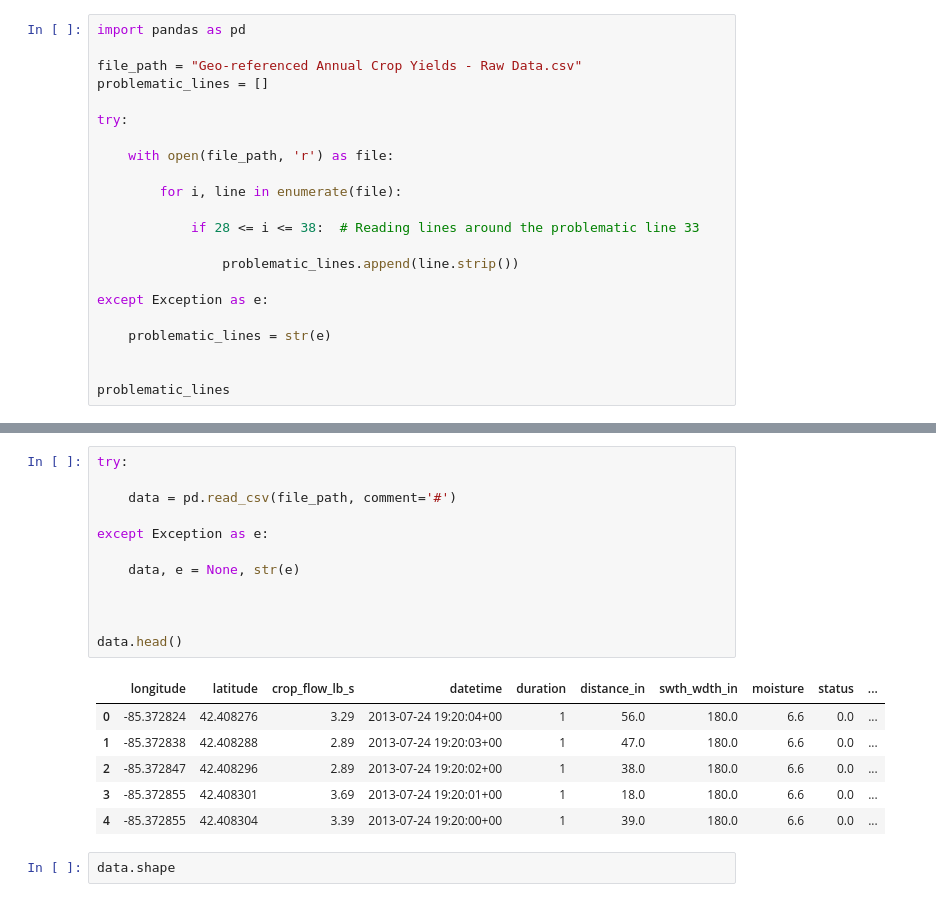
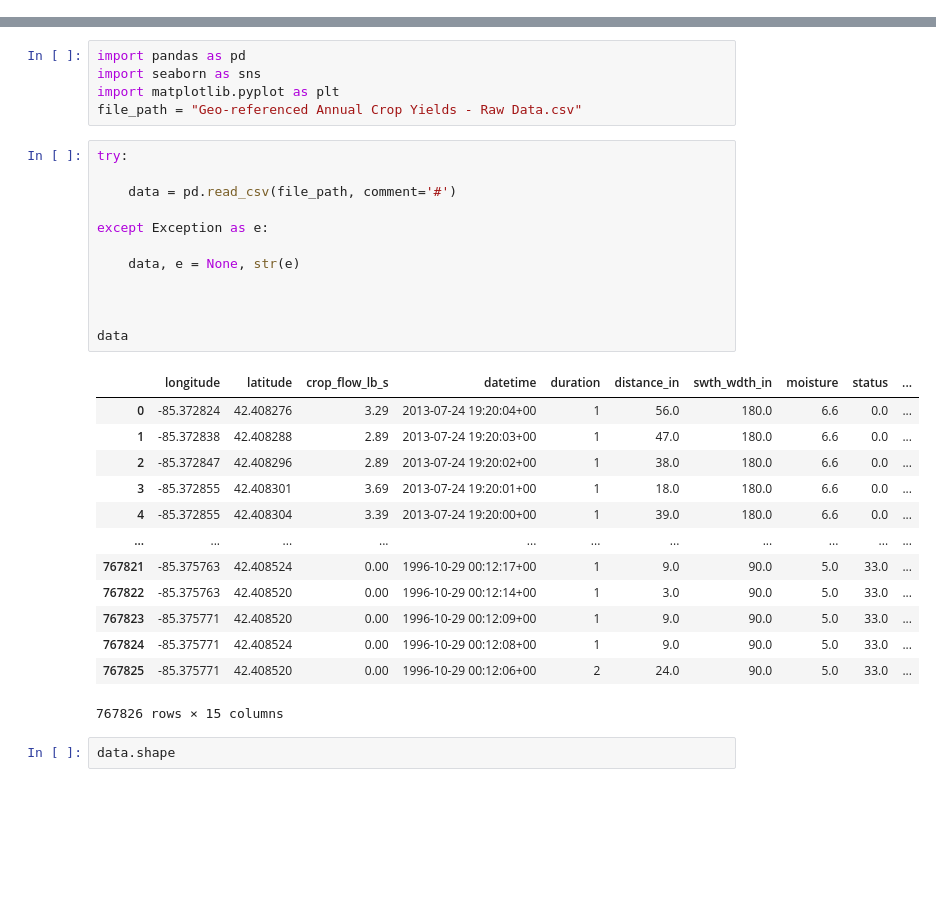
Before and after one commit to Marietagu/Airbnb_pricing_prediction, a Jupyter notebook: data_wrangling.ipynb, the cells around one changed output, grey strips where cells are left out. Saved outputs shown, nothing was run; the diff lists cells and outputs as text; blank space fills up the shorter version.

```diff
--- a/data_wrangling.ipynb
+++ b/data_wrangling.ipynb
@@ -1,22 +0,0 @@
-# %%
-import pandas as pd
-
-file_path = "Geo-referenced Annual Crop Yields - Raw Data.csv"
-problematic_lines = []
-
-try:
-
-    with open(file_path, 'r') as file:
-
-        for i, line in enumerate(file):
-
-            if 28 <= i <= 38:  # Reading lines around the problematic line 33
-
-                problematic_lines.append(line.strip())
-
-except Exception as e:
-
-    problematic_lines = str(e)
-
-
-problematic_lines
@@ -35,22 +1,34 @@ problematic_lines
+# %%
+import pandas as pd
+import seaborn as sns
+import matplotlib.pyplot as plt
+file_path = "Geo-referenced Annual Crop Yields - Raw Data.csv"
 # %%
 try:
 
     data = pd.read_csv(file_path, comment='#')
 
 except Exception as e:
 
     data, e = None, str(e)
 
 
 
-data.head()
+data
 # %% [output]
 |  | longitude | latitude | crop_flow_lb_s | datetime | duration | distance_in | swth_wdth_in | moisture | status | ... |
 | 0 | -85.372824 | 42.408276 | 3.29 | 2013-07-24 19:20:04+00 | 1 | 56.0 | 180.0 | 6.6 | 0.0 | ... |
 | 1 | -85.372838 | 42.408288 | 2.89 | 2013-07-24 19:20:03+00 | 1 | 47.0 | 180.0 | 6.6 | 0.0 | ... |
 | 2 | -85.372847 | 42.408296 | 2.89 | 2013-07-24 19:20:02+00 | 1 | 38.0 | 180.0 | 6.6 | 0.0 | ... |
 | 3 | -85.372855 | 42.408301 | 3.69 | 2013-07-24 19:20:01+00 | 1 | 18.0 | 180.0 | 6.6 | 0.0 | ... |
 | 4 | -85.372855 | 42.408304 | 3.39 | 2013-07-24 19:20:00+00 | 1 | 39.0 | 180.0 | 6.6 | 0.0 | ... |
+| ... | ... | ... | ... | ... | ... | ... | ... | ... | ... | ... |
+| 767821 | -85.375763 | 42.408524 | 0.00 | 1996-10-29 00:12:17+00 | 1 | 9.0 | 90.0 | 5.0 | 33.0 | ... |
+| 767822 | -85.375763 | 42.408520 | 0.00 | 1996-10-29 00:12:14+00 | 1 | 3.0 | 90.0 | 5.0 | 33.0 | ... |
+| 767823 | -85.375771 | 42.408520 | 0.00 | 1996-10-29 00:12:09+00 | 1 | 9.0 | 90.0 | 5.0 | 33.0 | ... |
+| 767824 | -85.375771 | 42.408524 | 0.00 | 1996-10-29 00:12:08+00 | 1 | 9.0 | 90.0 | 5.0 | 33.0 | ... |
+| 767825 | -85.375771 | 42.408520 | 0.00 | 1996-10-29 00:12:06+00 | 2 | 24.0 | 90.0 | 5.0 | 33.0 | ... |
+767826 rows × 15 columns
 # %%
 data.shape
 # %% [output]
```
Also changed, not shown: parts of 11 cells of this notebook.
